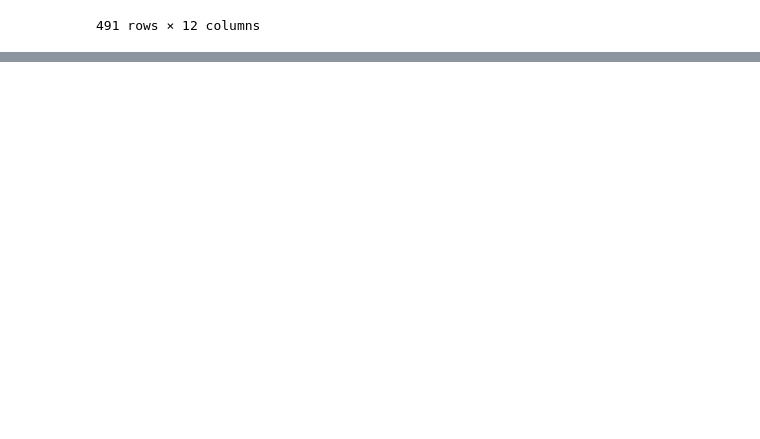
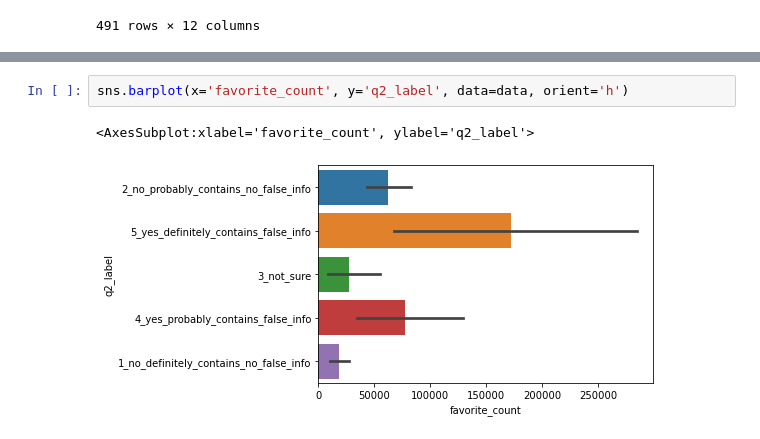
Before and after one commit to cmf9595/Data-Curation, a Jupyter notebook: Project Milestone.ipynb, the cells around one changed output, grey strips where cells are left out. Drawn from its saved outputs; the diff is of its cells as text; blank space fills up the shorter version.

```diff
--- a/Project Milestone.ipynb
+++ b/Project Milestone.ipynb
@@ -111,0 +119,5 @@ data
+# %%
+sns.barplot(x='favorite_count', y='q2_label', data=data, orient='h')
+# %% [output]
+<AxesSubplot:xlabel='favorite_count', ylabel='q2_label'>
+[figure, added]
```
Also changed, not shown: parts of 5 cells of this notebook.
